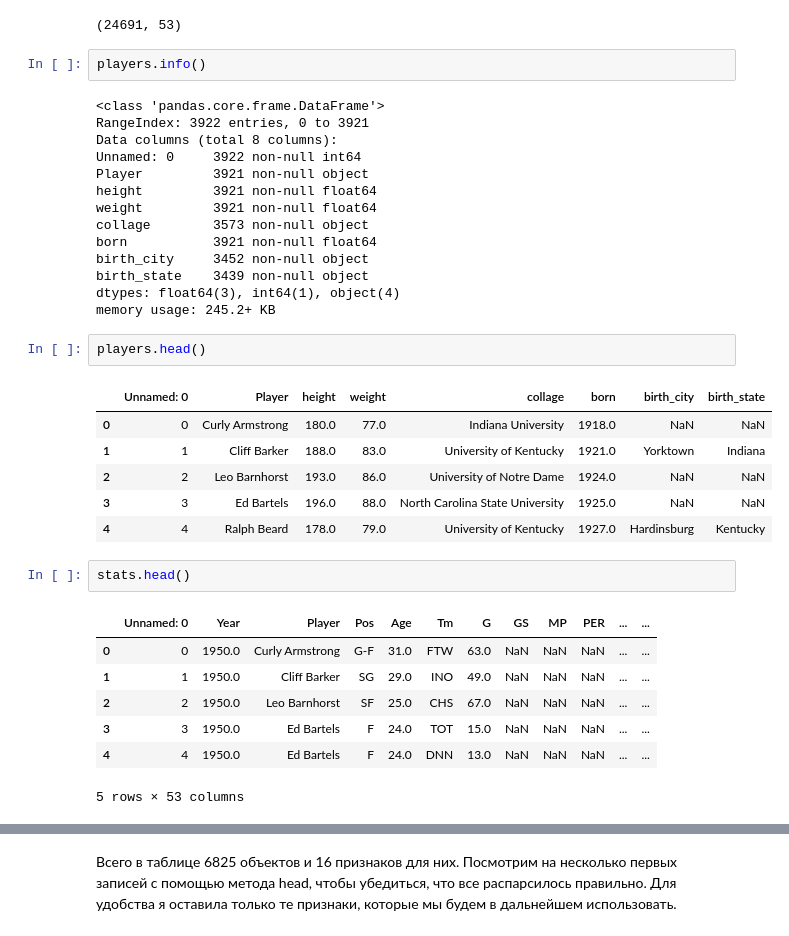
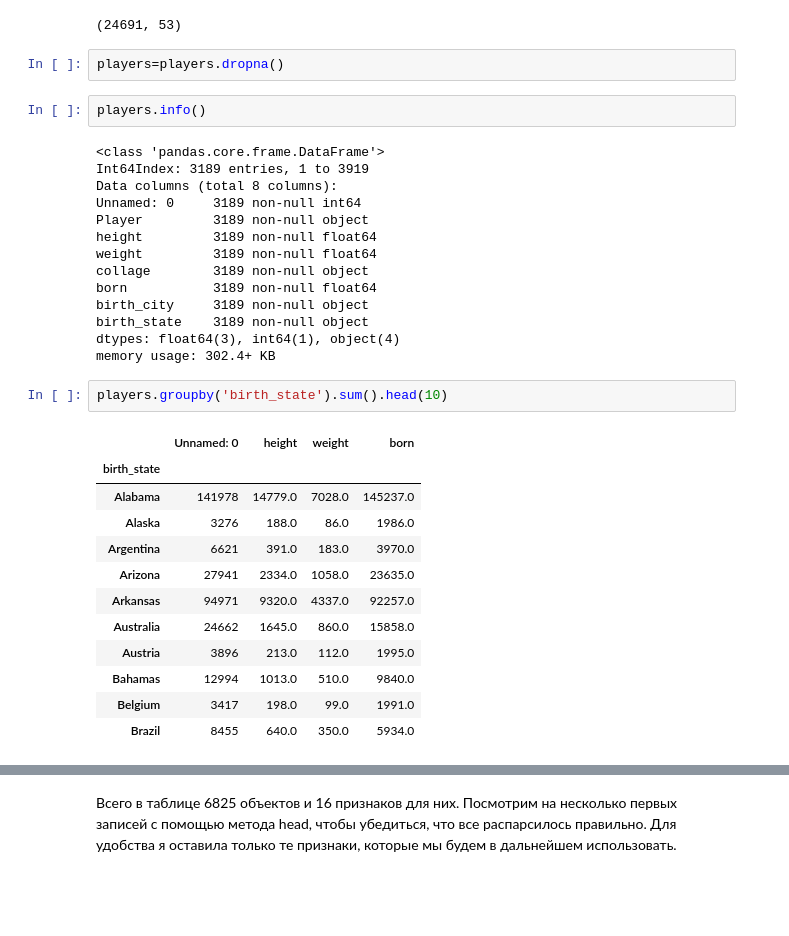
Before and after one commit to evovvan/Home_work, a Jupyter notebook: 1.1_vis/practice_vis.ipynb, the cells around one changed output, grey strips where cells are left out. Cells and saved outputs as stored; diff of their text form; blank space fills up the shorter version.

```diff
--- a/1.1_vis/practice_vis.ipynb
+++ b/1.1_vis/practice_vis.ipynb
@@ -45,41 +45,39 @@ stats = pd.read_csv('Seasons_Stats.csv')
 print(stats.shape)
 # %% [output]
 (24691, 53)
+# %%
+players=players.dropna()
 # %%
 players.info()
 # %% [output]
 <class 'pandas.core.frame.DataFrame'>
-RangeIndex: 3922 entries, 0 to 3921
+Int64Index: 3189 entries, 1 to 3919
 Data columns (total 8 columns):
-Unnamed: 0     3922 non-null int64
-Player         3921 non-null object
-height         3921 non-null float64
-weight         3921 non-null float64
-collage        3573 non-null object
-born           3921 non-null float64
-birth_city     3452 non-null object
-birth_state    3439 non-null object
+Unnamed: 0     3189 non-null int64
+Player         3189 non-null object
+height         3189 non-null float64
+weight         3189 non-null float64
+collage        3189 non-null object
+born           3189 non-null float64
+birth_city     3189 non-null object
+birth_state    3189 non-null object
 dtypes: float64(3), int64(1), object(4)
-memory usage: 245.2+ KB
+memory usage: 302.4+ KB
 # %%
-players.head()
+players.groupby('birth_state').sum().head(10)
 # %% [output]
-|  | Unnamed: 0 | Player | height | weight | collage | born | birth_city | birth_state |
-| 0 | 0 | Curly Armstrong | 180.0 | 77.0 | Indiana University | 1918.0 | NaN | NaN |
-| 1 | 1 | Cliff Barker | 188.0 | 83.0 | University of Kentucky | 1921.0 | Yorktown | Indiana |
-| 2 | 2 | Leo Barnhorst | 193.0 | 86.0 | University of Notre Dame | 1924.0 | NaN | NaN |
-| 3 | 3 | Ed Bartels | 196.0 | 88.0 | North Carolina State University | 1925.0 | NaN | NaN |
-| 4 | 4 | Ralph Beard | 178.0 | 79.0 | University of Kentucky | 1927.0 | Hardinsburg | Kentucky |
+|  | Unnamed: 0 | height | weight | born |
+| birth_state |  |  |  |  |
+| Alabama | 141978 | 14779.0 | 7028.0 | 145237.0 |
+| Alaska | 3276 | 188.0 | 86.0 | 1986.0 |
+| Argentina | 6621 | 391.0 | 183.0 | 3970.0 |
+| Arizona | 27941 | 2334.0 | 1058.0 | 23635.0 |
+| Arkansas | 94971 | 9320.0 | 4337.0 | 92257.0 |
+| Australia | 24662 | 1645.0 | 860.0 | 15858.0 |
+| Austria | 3896 | 213.0 | 112.0 | 1995.0 |
+| Bahamas | 12994 | 1013.0 | 510.0 | 9840.0 |
+| Belgium | 3417 | 198.0 | 99.0 | 1991.0 |
+| Brazil | 8455 | 640.0 | 350.0 | 5934.0 |
-# %%
-stats.head()
-# %% [output]
-|  | Unnamed: 0 | Year | Player | Pos | Age | Tm | G | GS | MP | PER | ... | ... |
-| 0 | 0 | 1950.0 | Curly Armstrong | G-F | 31.0 | FTW | 63.0 | NaN | NaN | NaN | ... | ... |
-| 1 | 1 | 1950.0 | Cliff Barker | SG | 29.0 | INO | 49.0 | NaN | NaN | NaN | ... | ... |
-| 2 | 2 | 1950.0 | Leo Barnhorst | SF | 25.0 | CHS | 67.0 | NaN | NaN | NaN | ... | ... |
-| 3 | 3 | 1950.0 | Ed Bartels | F | 24.0 | TOT | 15.0 | NaN | NaN | NaN | ... | ... |
-| 4 | 4 | 1950.0 | Ed Bartels | F | 24.0 | DNN | 13.0 | NaN | NaN | NaN | ... | ... |
-5 rows × 53 columns
 # %%
 stats.info()
 # %% [output]
```
Also changed, not shown: parts of 7 cells of this notebook, 1 other file.
